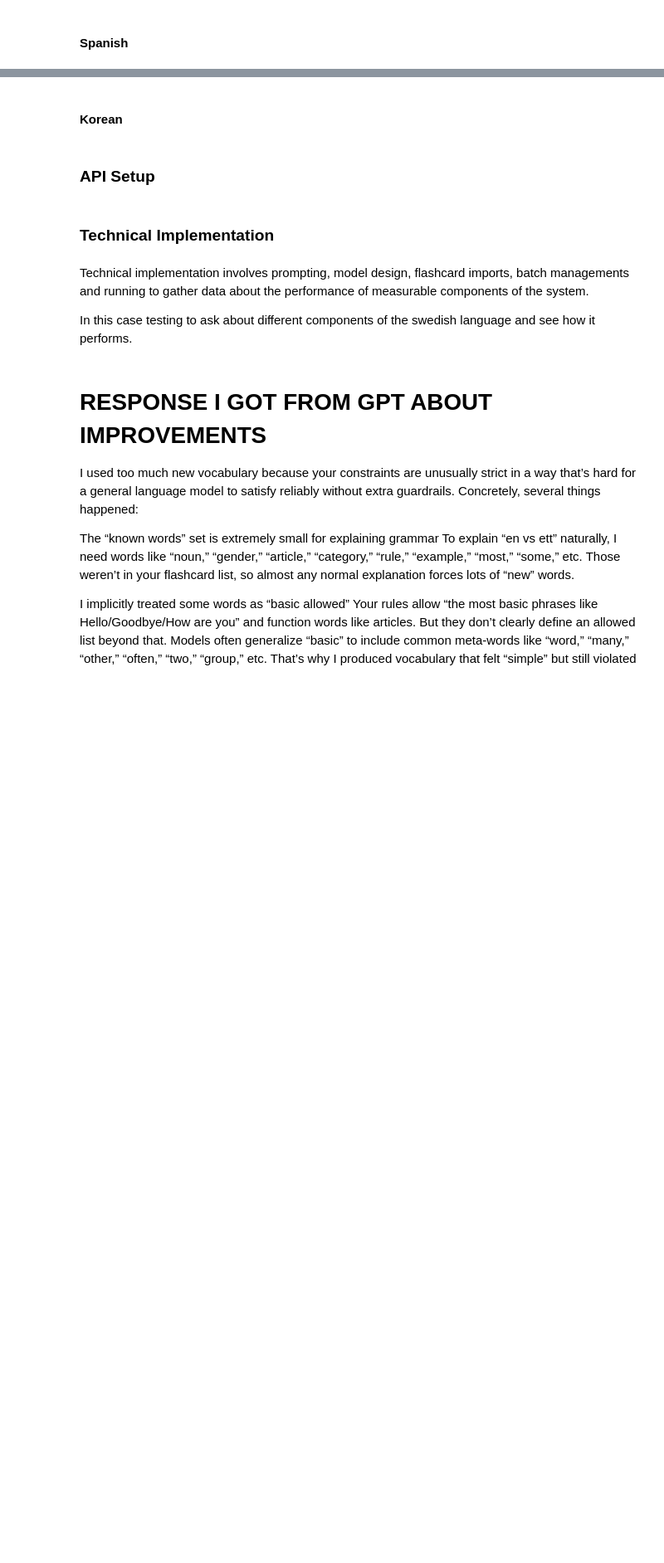
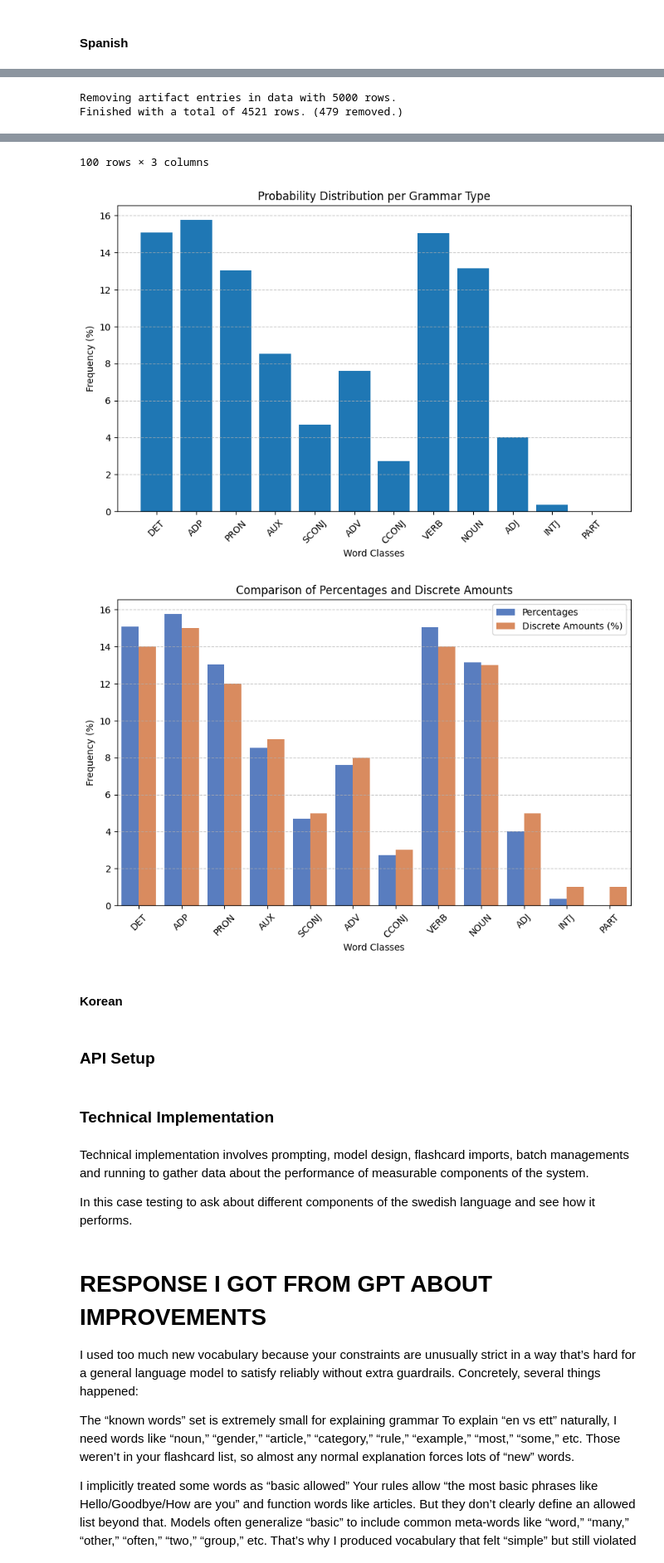
Before and after one commit to mitzeus/NILAS, a Jupyter notebook: main.ipynb, the cells around one changed output, grey strips where cells are left out. Shown at 83% size. Saved outputs shown, nothing was run; the diff lists cells and outputs as text; code cells hidden in the pictures; blank space fills up the shorter version.

```diff
--- a/main.ipynb
+++ b/main.ipynb
@@ -285,5 +465,6 @@ print(spanish_df.sort_values(by="frequency", ascending=False).head(10))
 # %%
-test = spanish_finalize_dataset(limit=5000) # writes and gives top N entries
+spanish_raw = spanish_finalize_dataset(limit=5000) # writes and gives top N entries
+# spanish_raw = spanish_finalize_dataset(limit=TOTAL_SIZE) # writes and gives top N entries
 
-test
+spanish_raw
 # %% [output]
@@ -302,0 +484,21 @@ test
+# %%
+spanish_processed = spanish_remove_artifact_entries(spanish_raw, word_column="lemma")
+# %% [output]
+Removing artifact entries in data with 5000 rows.
+Finished with a total of 4521 rows. (479 removed.)
+# %%
+spanish_final, class_prior_fig, hamilton_fig = create_sorted_flashcard_set(
+    data=spanish_processed,
+    data_columns=["lemma", "pos", "WPM"],
+    pos_str="pos",
+    frequency_str="frequency",
+    rank_by="frequency",
+    lang="spanish",
+    target_columns=["word", "pos", "frequency"],
+    drop_pos=["PROPN", "NUM", "PUNCT"],
+    limit=TOTAL_SIZE)
+
+display(spanish_final)
+display(class_prior_fig[0])
+display(hamilton_fig[0])
+# %% [output]
@@ -303,3 +517,6 @@ test
+100 rows × 3 columns
+[figure, added]
+[figure, added]
 # %% [markdown]
 #### Korean
 # %%
```
Also changed, not shown: parts of 19 cells of this notebook, 15 other files.
